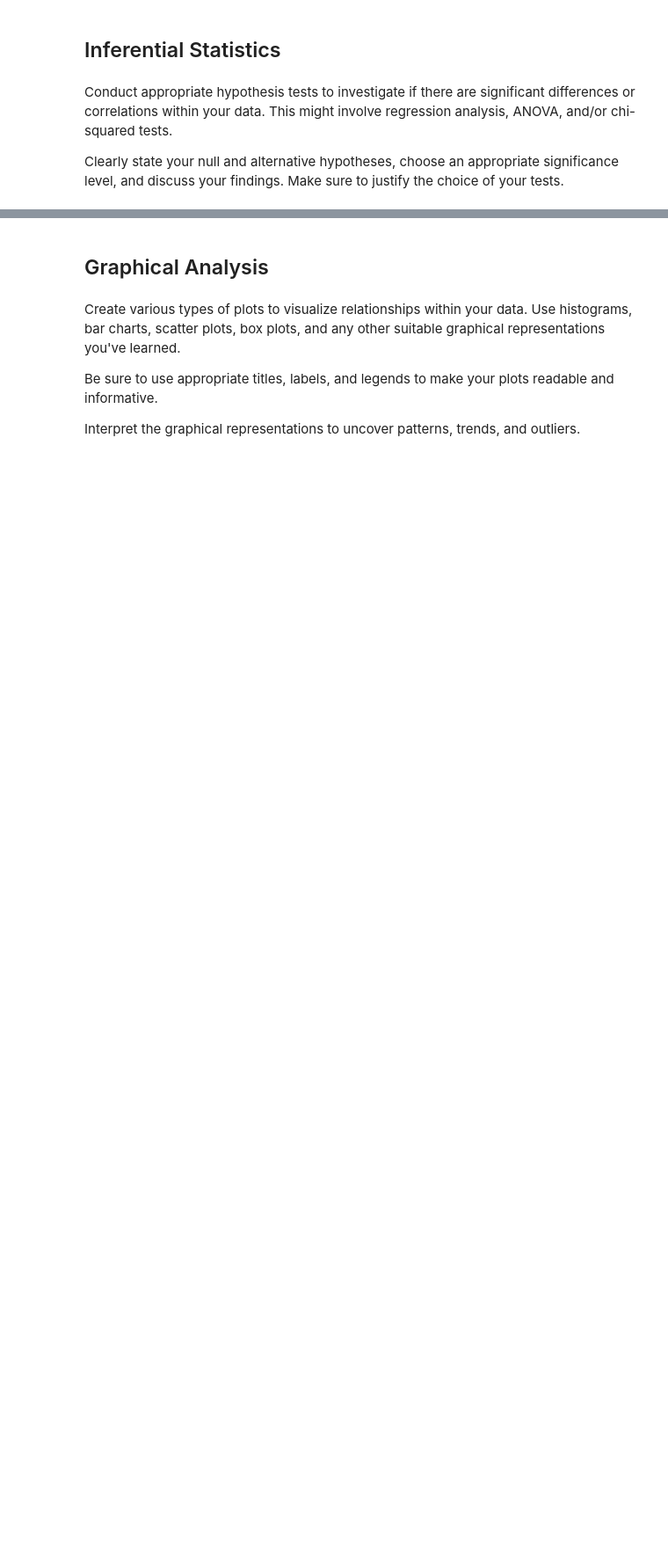
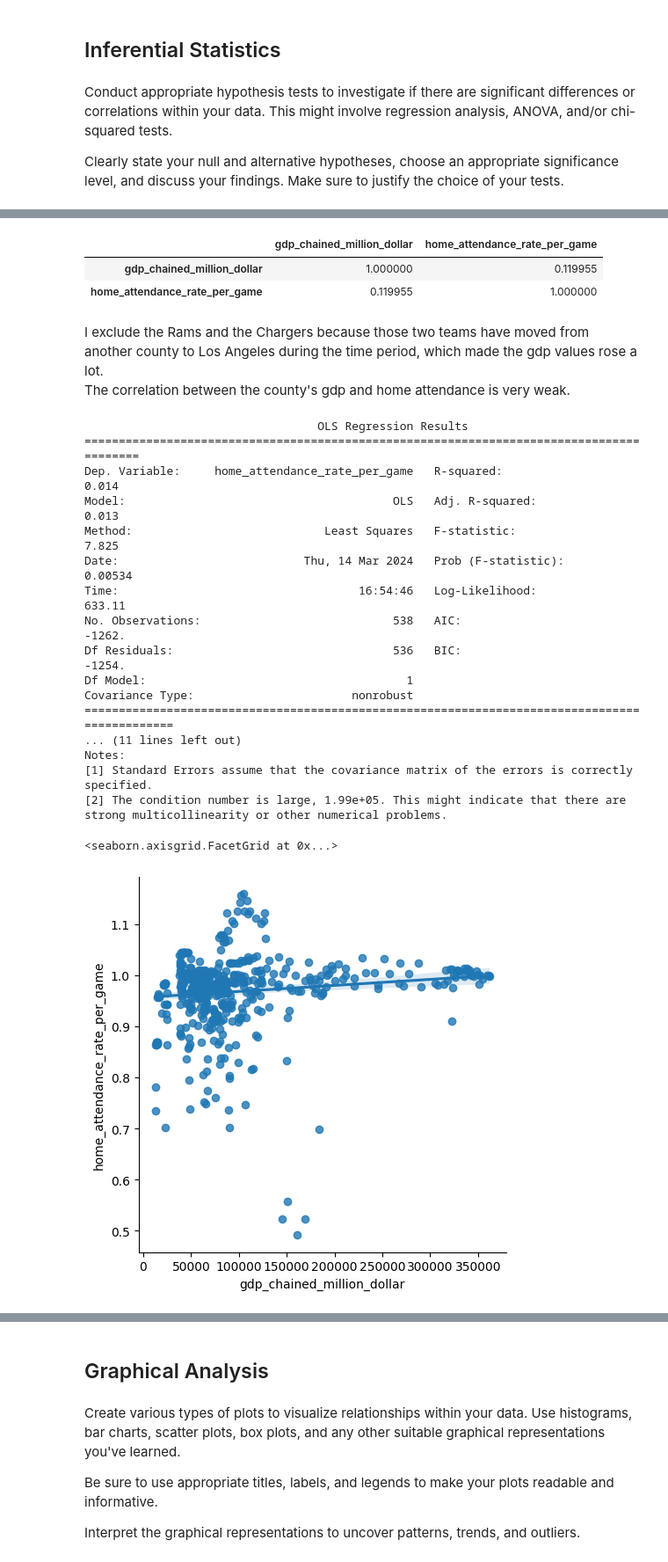
Before and after one commit to RaymoneXTY/SI618project_WN2024, a Jupyter notebook: part2-analysis.ipynb, the cells around one changed output, grey strips where cells are left out. Shown: that part at 88% size. Drawn from its saved outputs; the diff is of its cells as text; code cells hidden in the pictures; blank space fills up the shorter version.

```diff
--- a/part2-analysis.ipynb
+++ b/part2-analysis.ipynb
@@ -103,0 +169,38 @@ Clearly state your null and alternative hypotheses, choose an appropriate signif
+# %%
+# check the correlation between the county gdp and the home attendance rate
+final_dataset_without_la = final_dataset[(final_dataset['team_name'] != 'Rams') & (final_dataset['team_name'] != 'Chargers')]
+final_dataset_without_la[['gdp_chained_million_dollar', 'home_attendance_rate_per_game']].corr()
+# %% [output]
+|  | gdp_chained_million_dollar | home_attendance_rate_per_game |
+| gdp_chained_million_dollar | 1.000000 | 0.119955 |
+| home_attendance_rate_per_game | 0.119955 | 1.000000 |
+# %% [markdown]
+I exclude the Rams and the Chargers because those two teams have moved from another county to Los Angeles during the time period, which made the gdp values rose a lot. <br>
+The correlation between the county's gdp and home attendance is very weak.
+# %%
+# build a regression between home_attendance_rate_per_game and gdp_chained_million_dollar
+model2 = smf.ols('home_attendance_rate_per_game ~ gdp_chained_million_dollar', data=final_dataset_without_la).fit()
+print(model2.summary())
+
+# plot the regression line
+sns.lmplot(x='gdp_chained_million_dollar', y='home_attendance_rate_per_game', data=final_dataset_without_la)
+# %% [output]
+                                  OLS Regression Results
+=========================================================================================
+Dep. Variable:     home_attendance_rate_per_game   R-squared:                       0.014
+Model:                                       OLS   Adj. R-squared:                  0.013
+Method:                            Least Squares   F-statistic:                     7.825
+Date:                           Thu, 14 Mar 2024   Prob (F-statistic):            0.00534
+Time:                                   16:54:46   Log-Likelihood:                 633.11
+No. Observations:                            538   AIC:                            -1262.
+Df Residuals:                                536   BIC:                            -1254.
+Df Model:                                      1
+Covariance Type:                       nonrobust
+==============================================================================================
+... (11 lines left out)
+Notes:
+[1] Standard Errors assume that the covariance matrix of the errors is correctly specified.
+[2] The condition number is large, 1.99e+05. This might indicate that there are
+strong multicollinearity or other numerical problems.
+<seaborn.axisgrid.FacetGrid at 0x...>
+[figure, added]
```
Also changed, not shown: parts of 14 cells of this notebook, 1 other file.
